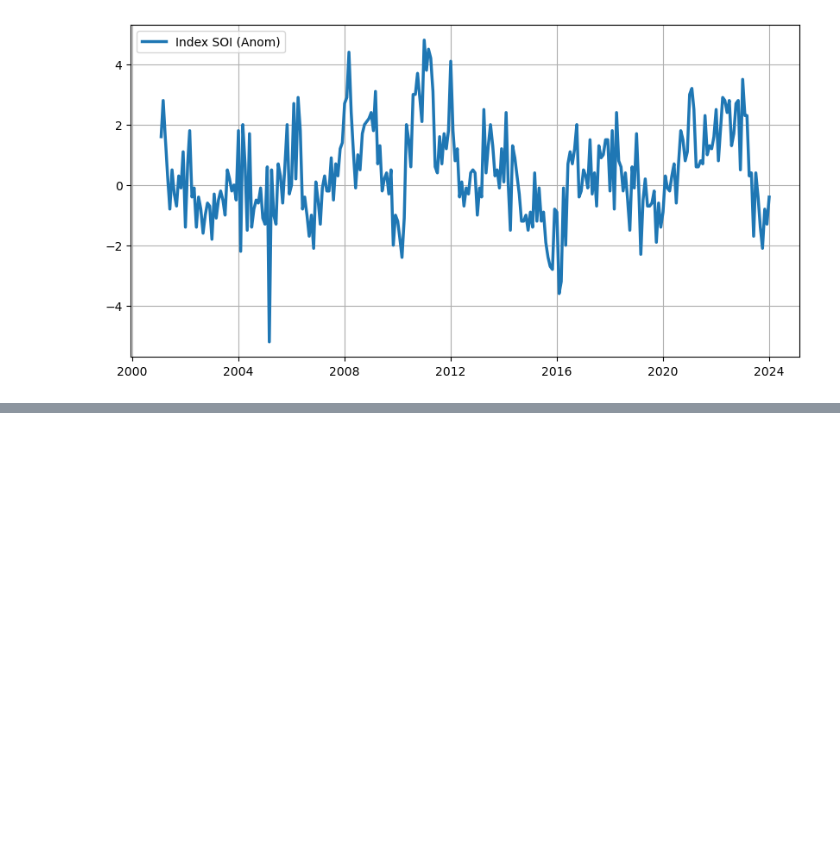
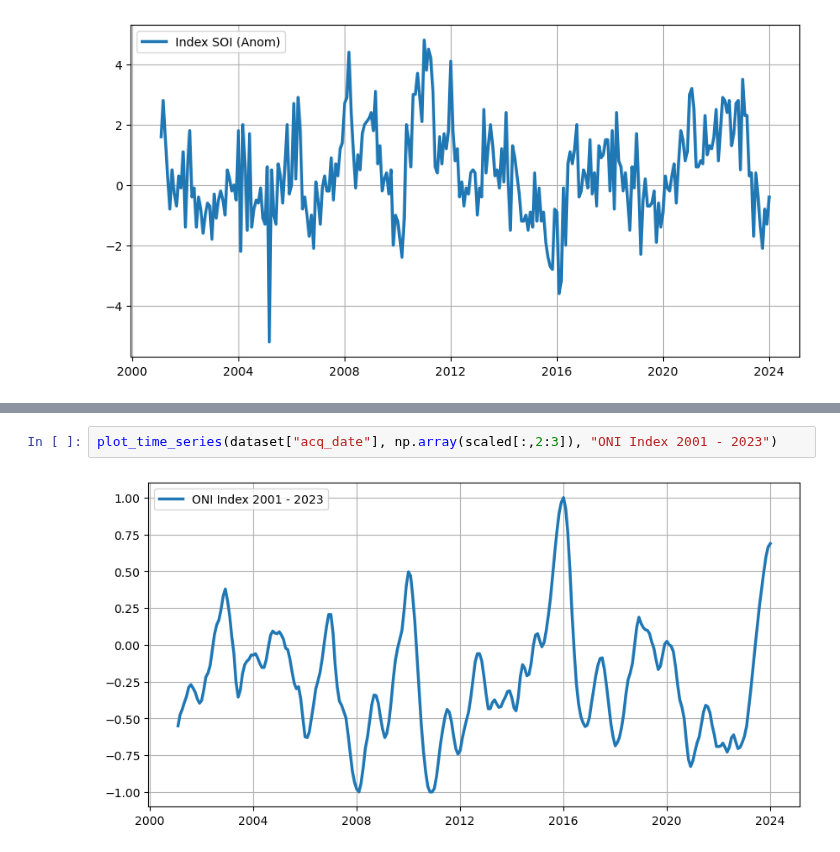
Before and after one commit to kusin/2024_BOPTN_Hopsot, a Jupyter notebook: source-code/step1_data_enso.ipynb, the cells around one changed output, grey strips where cells are left out. Drawn from its saved outputs; the diff is of its cells as text; blank space fills up the shorter version.

```diff
--- a/source-code/step1_data_enso.ipynb
+++ b/source-code/step1_data_enso.ipynb
@@ -142,0 +175,4 @@ plot_time_series(dataset["acq_date"], dataset["soi_anom"], "Index SOI (Anom)")
+# %%
+plot_time_series(dataset["acq_date"], np.array(scaled[:,2:3]), "ONI Index 2001 - 2023")
+# %% [output]
+[figure, added]
```
Also changed, not shown: parts of 8 cells of this notebook, 8 other files.
